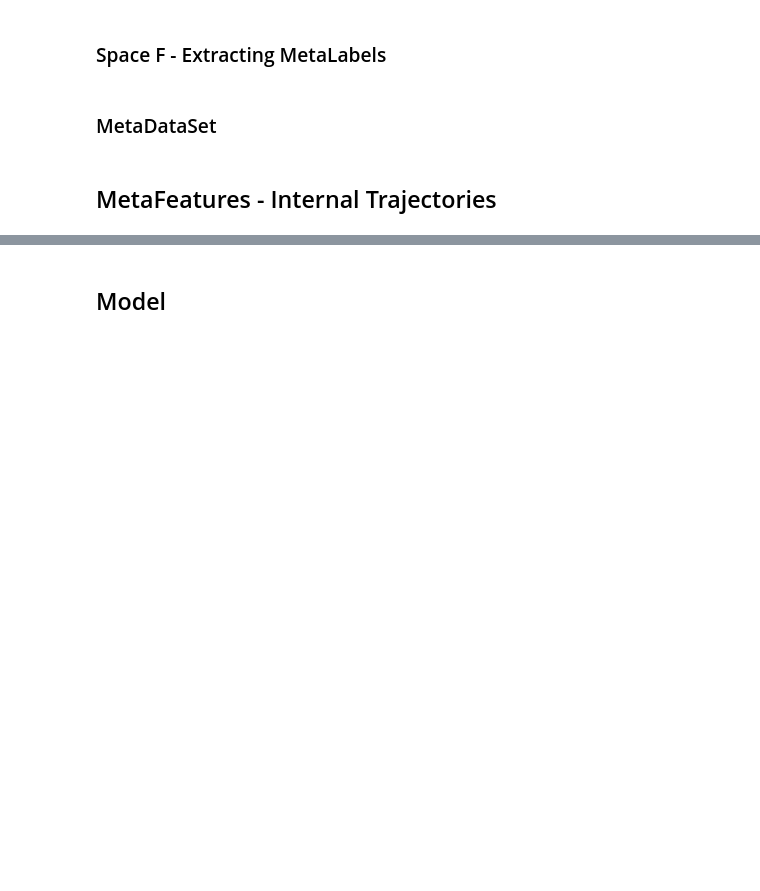
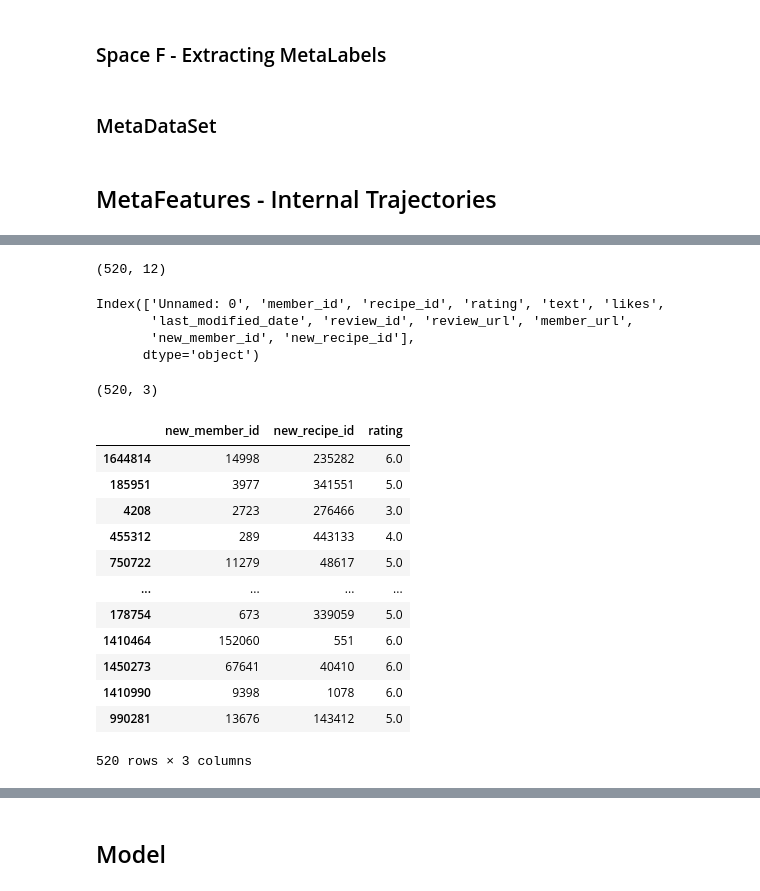
Before and after one commit to iara113/Sistemas-de-Recomenda-o, a Jupyter notebook: RS_MetaLearning.ipynb, the cells around one changed output, grey strips where cells are left out. Drawn from its saved outputs; the diff is of its cells as text; code cells hidden in the pictures; blank space fills up the shorter version.

```diff
--- a/RS_MetaLearning.ipynb
+++ b/RS_MetaLearning.ipynb
@@ -213 +626,12 @@ hummus_reviews=pd.read_csv(dir+'\\pp_reviews.csv')
+# %%
+df_reduzido.shape
+# %% [output]
+(520, 12)
+# %%
+df_reduzido.columns
+# %% [output]
+Index(['Unnamed: 0', 'member_id', 'recipe_id', 'rating', 'text', 'likes',
+       'last_modified_date', 'review_id', 'review_url', 'member_url',
+       'new_member_id', 'new_recipe_id'],
+      dtype='object')
 # %%
@@ -214,0 +639,20 @@ reviews=hummus_reviews[['new_member_id','new_recipe_id','rating']]
+# %%
+reviews.shape
+# %% [output]
+(520, 3)
+# %%
+reviews
+# %% [output]
+|  | new_member_id | new_recipe_id | rating |
+| 1644814 | 14998 | 235282 | 6.0 |
+| 185951 | 3977 | 341551 | 5.0 |
+| 4208 | 2723 | 276466 | 3.0 |
+| 455312 | 289 | 443133 | 4.0 |
+| 750722 | 11279 | 48617 | 5.0 |
+| ... | ... | ... | ... |
+| 178754 | 673 | 339059 | 5.0 |
+| 1410464 | 152060 | 551 | 6.0 |
+| 1450273 | 67641 | 40410 | 6.0 |
+| 1410990 | 9398 | 1078 | 6.0 |
+| 990281 | 13676 | 143412 | 5.0 |
+520 rows × 3 columns
```
Also changed, not shown: parts of 54 cells of this notebook.
